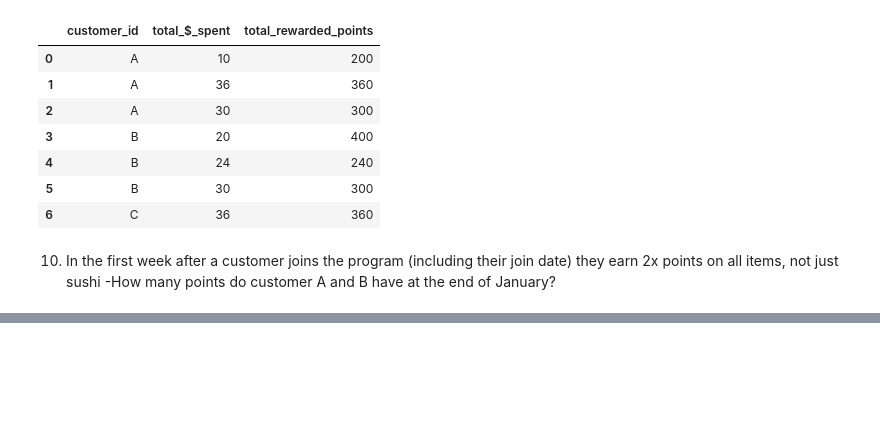
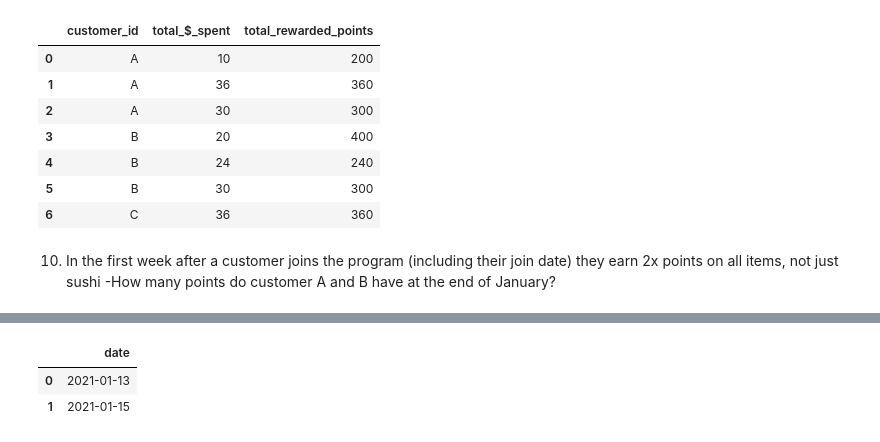
Before and after one commit to sdman135/DataBase-building-and-SQL-query-practice, a Jupyter notebook: Sqlite3-Exercise 2.ipynb, the cells around one changed output, grey strips where cells are left out. Cells and saved outputs as stored; diff of their text form; code cells hidden in the pictures; blank space fills up the shorter version.

```diff
--- a/Sqlite3-Exercise 2.ipynb
+++ b/Sqlite3-Exercise 2.ipynb
@@ -609,0 +611,6 @@ total_reward_points_member_bonus
+# %%
+ pd.read_sql_query("""select date(me.join_date, '+6 day') as date from members me""",conn)
+# %% [output]
+|  | date |
+| 0 | 2021-01-13 |
+| 1 | 2021-01-15 |
```
Also changed, not shown: parts of 1 cell of this notebook.
